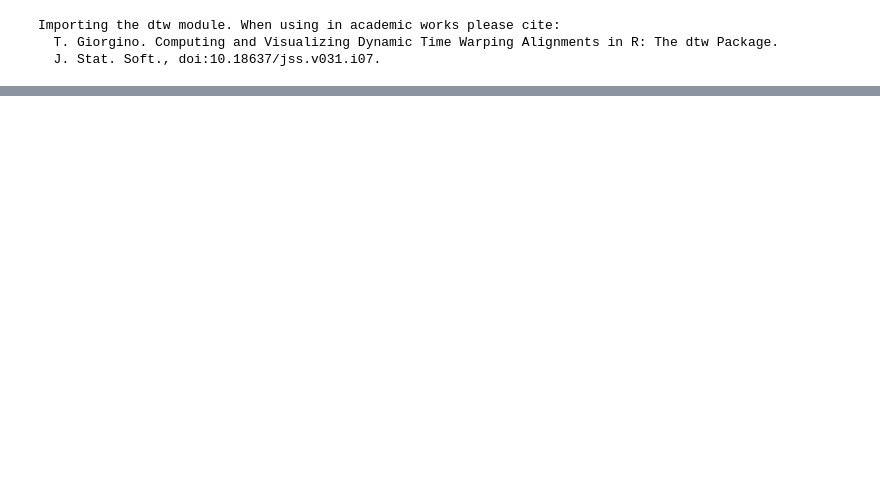
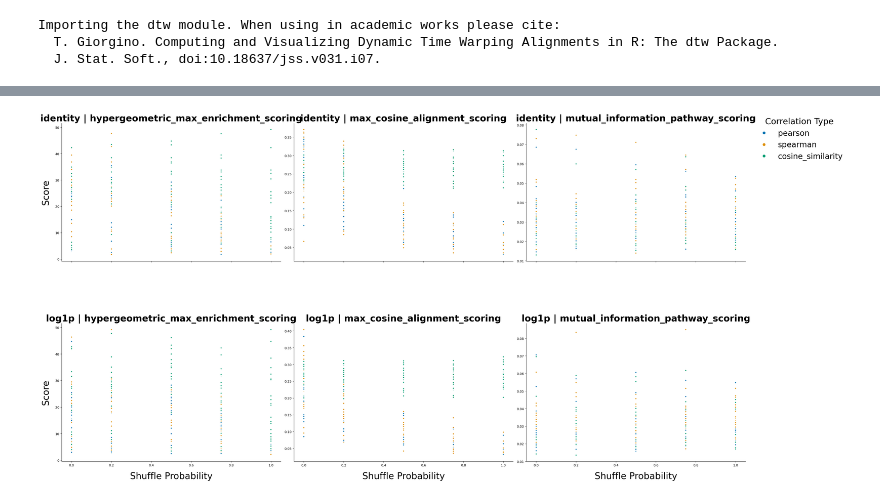
Before and after one commit to egerc/notebook_repository, a Jupyter notebook: notebooks/2026-05-13T07-33-19Z/2026-05-13T07-33-19Z.ipynb, the cells around one changed output, grey strips where cells are left out. Saved outputs shown, nothing was run; the diff lists cells and outputs as text; code cells hidden in the pictures; blank space fills up the shorter version.

```diff
--- a/notebooks/2026-05-13T07-33-19Z/2026-05-13T07-33-19Z.ipynb
+++ b/notebooks/2026-05-13T07-33-19Z/2026-05-13T07-33-19Z.ipynb
@@ -119,0 +116,51 @@ sns.catplot(
+# %%
+# 2. Generate the plot with a colorblind-friendly palette
+g = sns.relplot(
+    data=df,
+    x="shuffle_probability",
+    y="score",
+    hue="correlation_name",
+    row="preprocessing_name",
+    col="scoring_function_name",
+    kind="scatter",
+    facet_kws={"sharey": False},
+    aspect=1.2,
+    height=8,  # Slightly scaled down for standard paper margins
+    palette="colorblind",  # Ensures accessibility
+    linewidth=2.5,  # Makes lines visible at high resolution
+)
+
+# 3. Format the Subtitles safely (No \n, just push the layout)
+g.set_titles(
+    row_template="{row_name}",
+    col_template="{col_name}",
+    size=28,  # Matches the scale of your massive plot
+    weight="bold",  # Makes structural grid labels stand out
+)
+
+# 4. Scale up the Axis Labels and Ticks to match your Title scale
+g.set_xlabels("Shuffle Probability", fontsize=28, labelpad=15)
+g.set_ylabels("Score", fontsize=28, labelpad=15)
+
+
+# 5. Format the Legend for publication
+# Moves it to a clean container, boosts font sizes, and removes the ugly border
+sns.move_legend(
+    g,
+    loc="upper left",
+    bbox_to_anchor=(1, 1),
+    fontsize=24,
+    title="Correlation Type",
+    title_fontsize=26,
+    frameon=False,
+)
+
+# 6. CRITICAL LAYOUT SEQUENCE
+# tight_layout must calculate FIRST, subplots_adjust must override LAST
+g.figure.tight_layout()
+g.figure.subplots_adjust(
+    hspace=0.45
+)  #
+plt.show()
+# %% [output]
+[figure, added]
```
Also changed, not shown: parts of 5 cells of this notebook, 2 other files.
